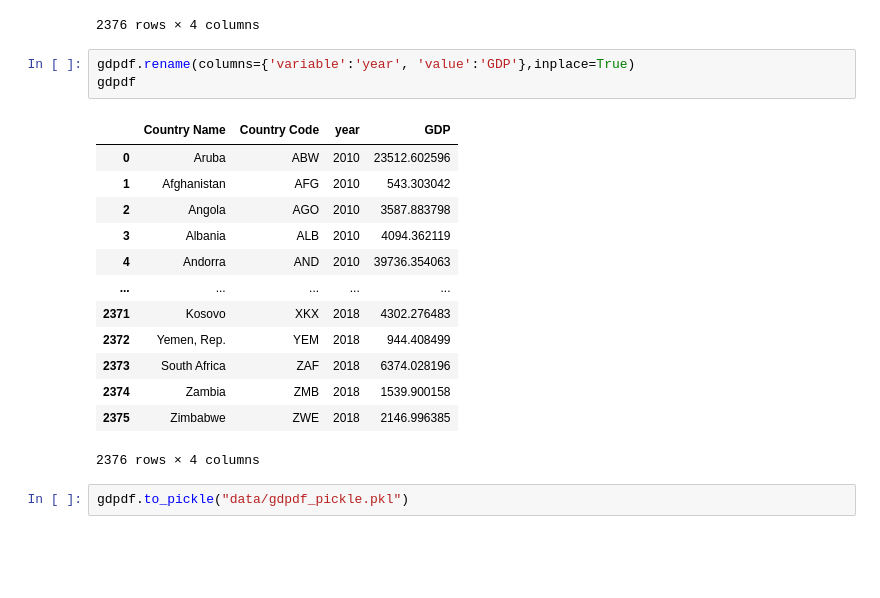
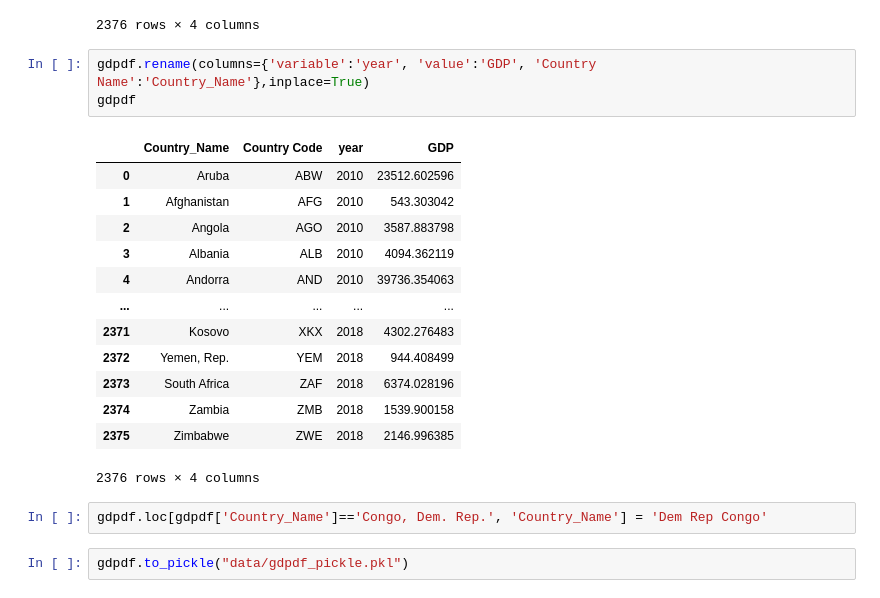
Before and after one commit to PHI-Case-Studies/2019-COVID19-Africa-Basic, a Jupyter notebook: NB03-AfricaCovid19-DataProcessing.ipynb, the cells around one changed output. Saved outputs shown, nothing was run; the diff lists cells and outputs as text; blank space fills up the shorter version.

```diff
--- a/NB03-AfricaCovid19-DataProcessing.ipynb
+++ b/NB03-AfricaCovid19-DataProcessing.ipynb
@@ -140,10 +162,10 @@ gdpdf
 | 2375 | Zimbabwe | ZWE | 2018 | 2146.996385 |
 2376 rows × 4 columns
 # %%
-gdpdf.rename(columns={'variable':'year', 'value':'GDP'},inplace=True)
+gdpdf.rename(columns={'variable':'year', 'value':'GDP', 'Country Name':'Country_Name'},inplace=True)
 gdpdf
 # %% [output]
-|  | Country Name | Country Code | year | GDP |
+|  | Country_Name | Country Code | year | GDP |
 | 0 | Aruba | ABW | 2010 | 23512.602596 |
 | 1 | Afghanistan | AFG | 2010 | 543.303042 |
 | 2 | Angola | AGO | 2010 | 3587.883798 |
@@ -156,6 +178,8 @@ gdpdf
 | 2374 | Zambia | ZMB | 2018 | 1539.900158 |
 | 2375 | Zimbabwe | ZWE | 2018 | 2146.996385 |
 2376 rows × 4 columns
+# %%
+gdpdf.loc[gdpdf['Country_Name']=='Congo, Dem. Rep.', 'Country_Name'] = 'Dem Rep Congo'
 # %%
 gdpdf.to_pickle("data/gdpdf_pickle.pkl")
 # %% [markdown]
```
Also changed, not shown: parts of 22 cells of this notebook, 2 other files.
